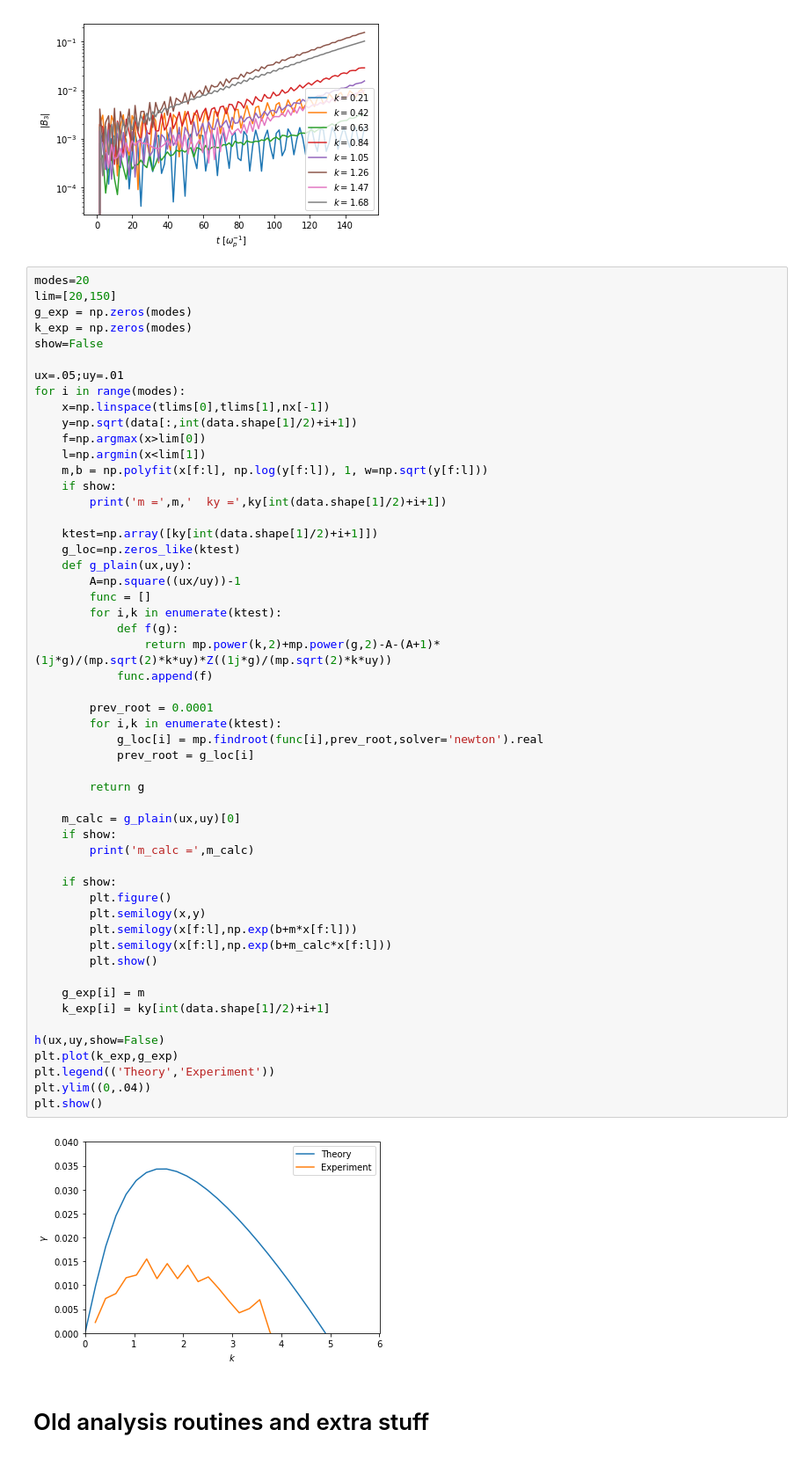
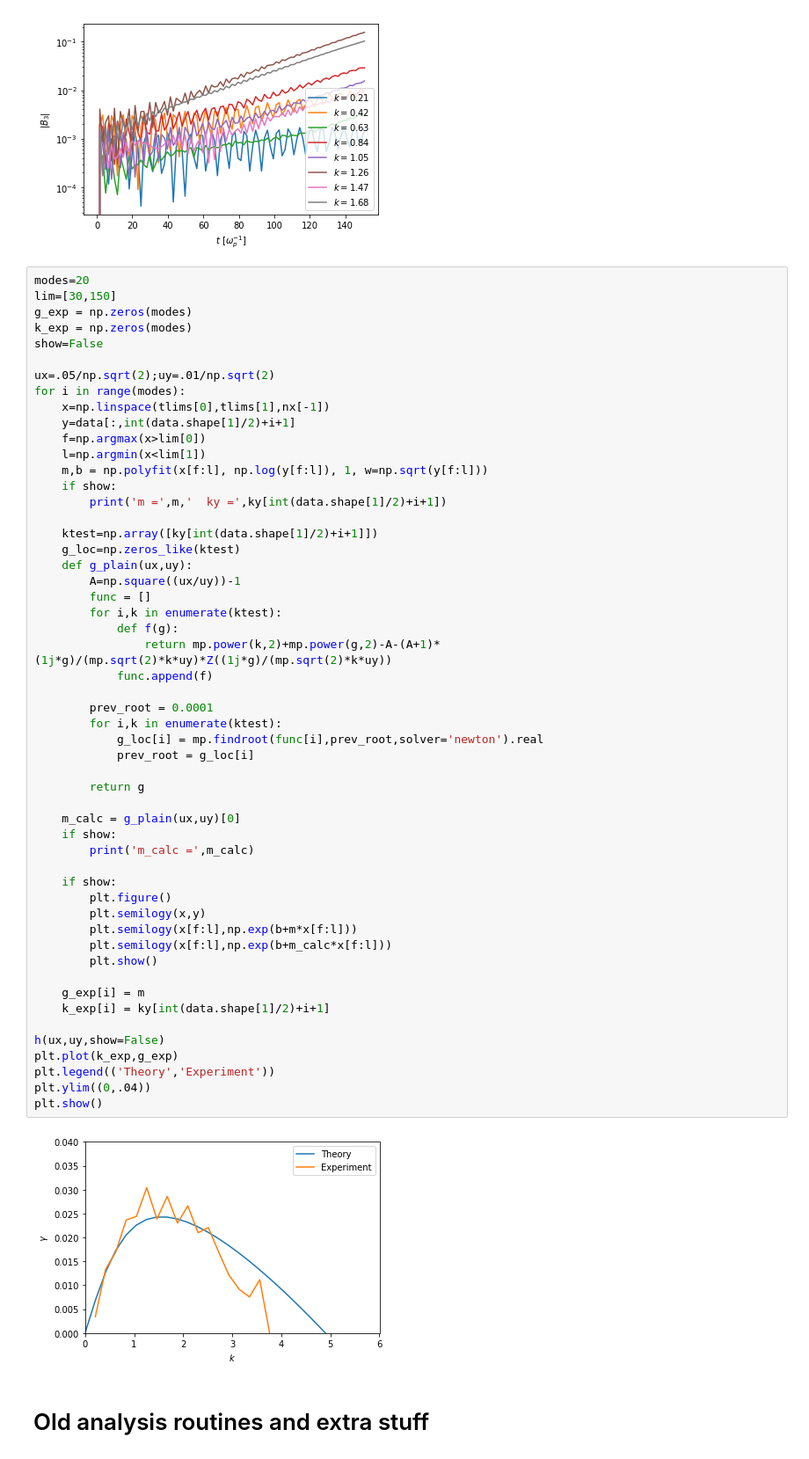
Before and after one commit to UCLA-Plasma-Simulation-Group/JupyterPIC, a Jupyter notebook: notebooks/weibel/weibel.ipynb, the cells around one changed output. Shown at 88% size. Saved outputs shown, nothing was run; the diff lists cells and outputs as text.

Commit message:
Checking in Weibel, fixing a factor of two from taking an unnecessary square root of the data, as well as correcting the thermal velocity from OSIRIS.  Next, time to clean up the analysis.

```diff
--- a/notebooks/weibel/weibel.ipynb
+++ b/notebooks/weibel/weibel.ipynb
@@ -151,15 +151,15 @@ plt.show()
 [figure]
 # %%
 modes=20
-lim=[20,150]
+lim=[30,150]
 g_exp = np.zeros(modes)
 k_exp = np.zeros(modes)
 show=False
 
-ux=.05;uy=.01
+ux=.05/np.sqrt(2);uy=.01/np.sqrt(2)
 for i in range(modes):
     x=np.linspace(tlims[0],tlims[1],nx[-1])
-    y=np.sqrt(data[:,int(data.shape[1]/2)+i+1])
+    y=data[:,int(data.shape[1]/2)+i+1]
     f=np.argmax(x>lim[0])
     l=np.argmin(x<lim[1])
     m,b = np.polyfit(x[f:l], np.log(y[f:l]), 1, w=np.sqrt(y[f:l]))
@@ -176,34 +176,34 @@ for i in range(modes):
                 return mp.power(k,2)+mp.power(g,2)-A-(A+1)*(1j*g)/(mp.sqrt(2)*k*uy)*Z((1j*g)/(mp.sqrt(2)*k*uy))
             func.append(f)
 
         prev_root = 0.0001
         for i,k in enumerate(ktest):
             g_loc[i] = mp.findroot(func[i],prev_root,solver='newton').real
             prev_root = g_loc[i]
 
         return g
 
     m_calc = g_plain(ux,uy)[0]
     if show:
         print('m_calc =',m_calc)
 
     if show:
         plt.figure()
         plt.semilogy(x,y)
         plt.semilogy(x[f:l],np.exp(b+m*x[f:l]))
         plt.semilogy(x[f:l],np.exp(b+m_calc*x[f:l]))
         plt.show()
 
     g_exp[i] = m
     k_exp[i] = ky[int(data.shape[1]/2)+i+1]
 
 h(ux,uy,show=False)
 plt.plot(k_exp,g_exp)
 plt.legend(('Theory','Experiment'))
 plt.ylim((0,.04))
 plt.show()
 # %% [output]
-[figure, old version]
+[figure, new version]
 # %% [markdown]
 # Old analysis routines and extra stuff
 # %%
```
